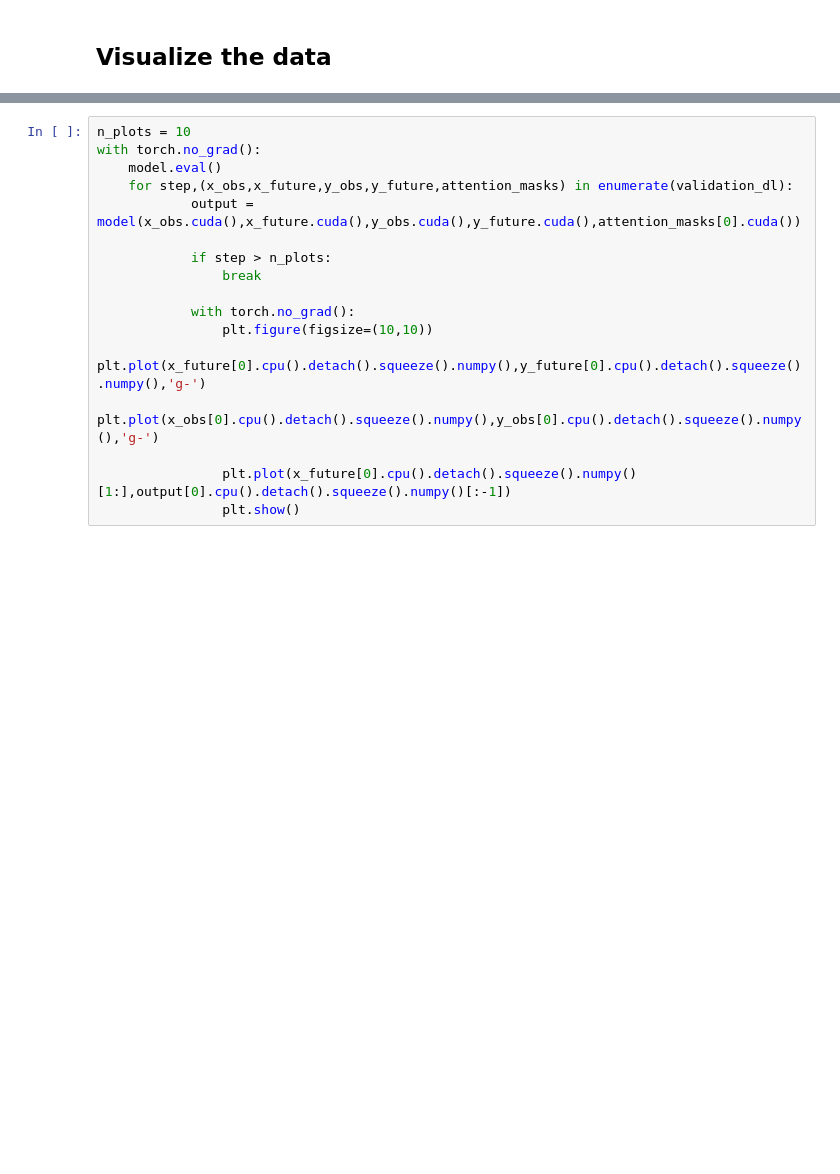
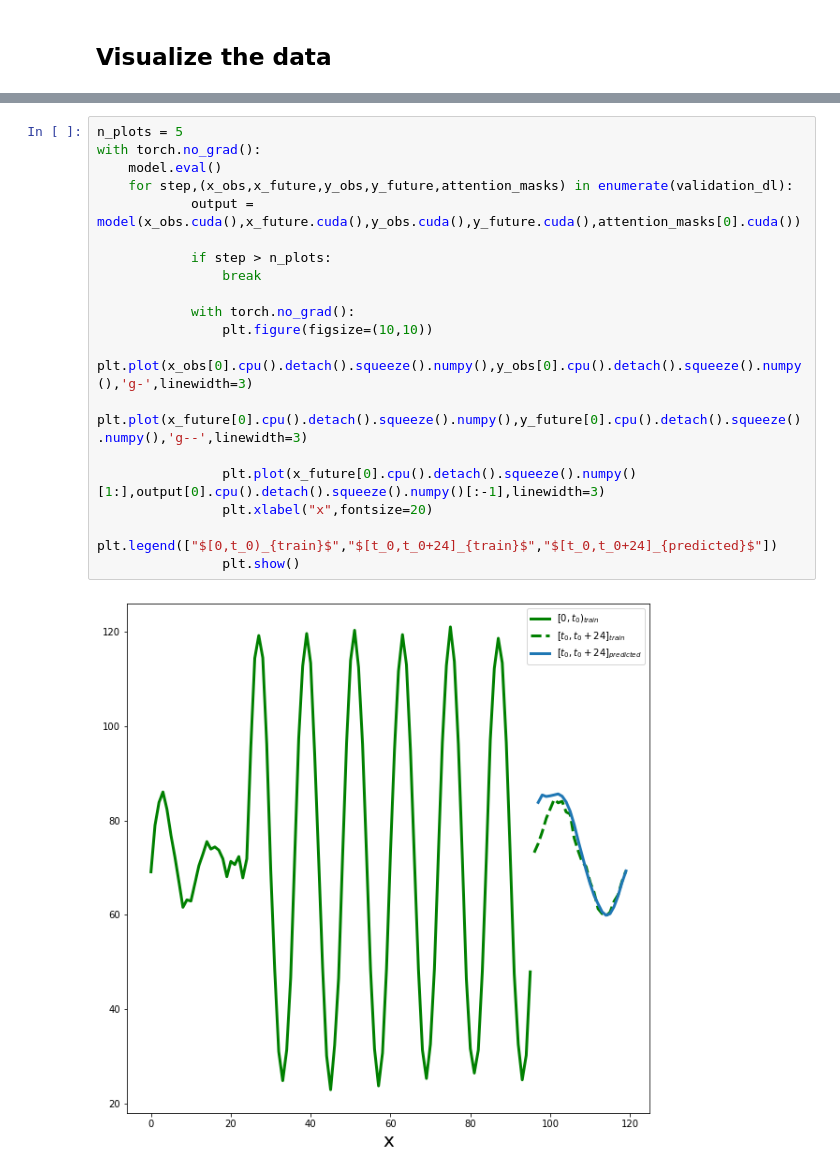
Before and after one commit to mlpotter/Transformer_Time_Series, a Jupyter notebook: Transformer_nologsparse.ipynb, the cells around one changed output, grey strips where cells are left out. Saved outputs shown, nothing was run; the diff lists cells and outputs as text; blank space fills up the shorter version.

```diff
--- a/Transformer_nologsparse.ipynb
+++ b/Transformer_nologsparse.ipynb
@@ -130,17 +144,21 @@ KeyboardInterrupt:
 # %%
-n_plots = 10
+n_plots = 5
 with torch.no_grad():
     model.eval()
     for step,(x_obs,x_future,y_obs,y_future,attention_masks) in enumerate(validation_dl):
             output = model(x_obs.cuda(),x_future.cuda(),y_obs.cuda(),y_future.cuda(),attention_masks[0].cuda())
 
             if step > n_plots:
                 break
 
             with torch.no_grad():
                 plt.figure(figsize=(10,10))
-                plt.plot(x_future[0].cpu().detach().squeeze().numpy(),y_future[0].cpu().detach().squeeze().numpy(),'g-')
-                plt.plot(x_obs[0].cpu().detach().squeeze().numpy(),y_obs[0].cpu().detach().squeeze().numpy(),'g-')
+                plt.plot(x_obs[0].cpu().detach().squeeze().numpy(),y_obs[0].cpu().detach().squeeze().numpy(),'g-',linewidth=3)
+                plt.plot(x_future[0].cpu().detach().squeeze().numpy(),y_future[0].cpu().detach().squeeze().numpy(),'g--',linewidth=3)
 
-                plt.plot(x_future[0].cpu().detach().squeeze().numpy()[1:],output[0].cpu().detach().squeeze().numpy()[:-1])
+                plt.plot(x_future[0].cpu().detach().squeeze().numpy()[1:],output[0].cpu().detach().squeeze().numpy()[:-1],linewidth=3)
+                plt.xlabel("x",fontsize=20)
+                plt.legend(["$[0,t_0)_{train}$","$[t_0,t_0+24]_{train}$","$[t_0,t_0+24]_{predicted}$"])
                 plt.show()
+# %% [output]
+[figure, added]
```
Also changed, not shown: parts of 5 cells of this notebook.
